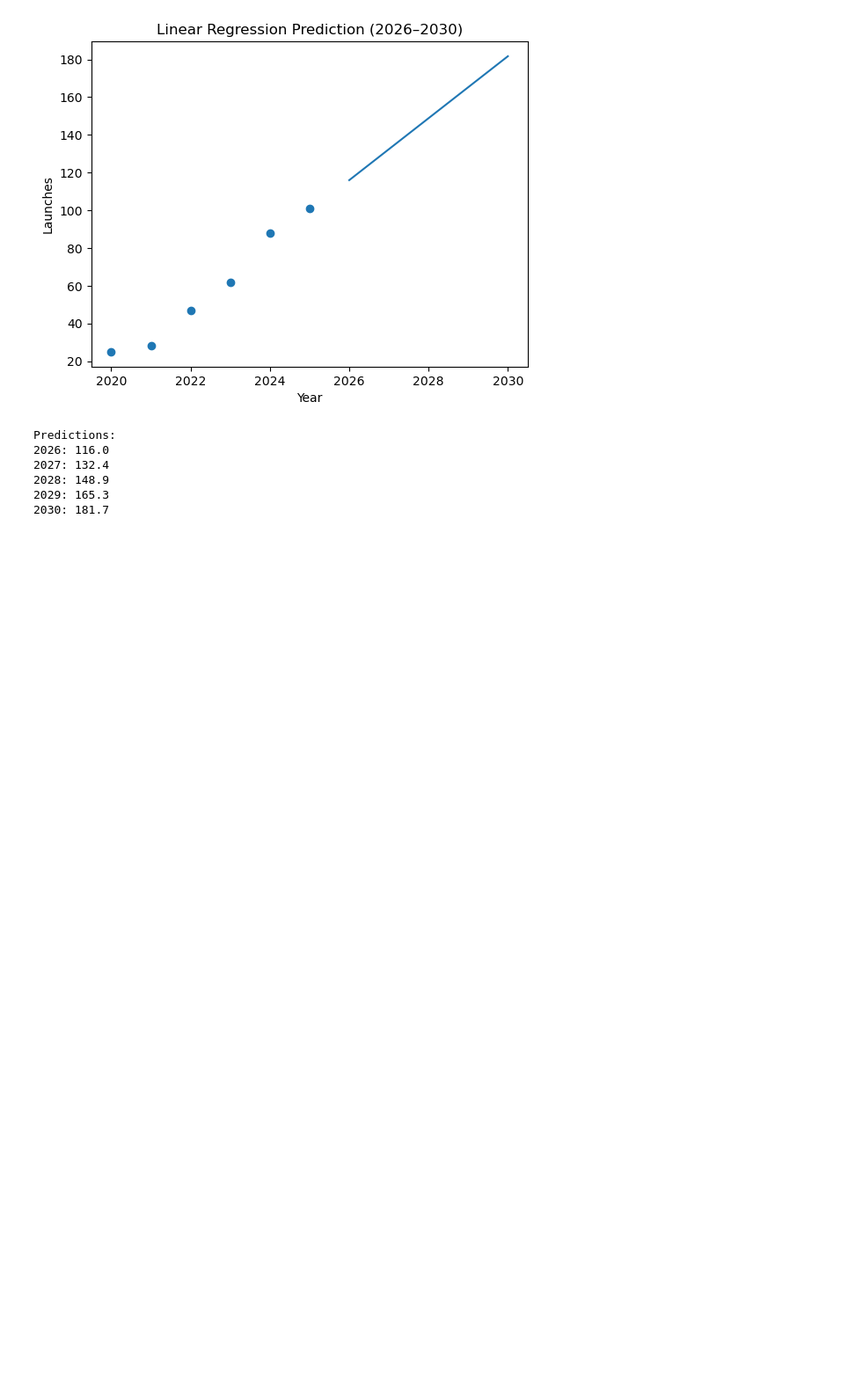
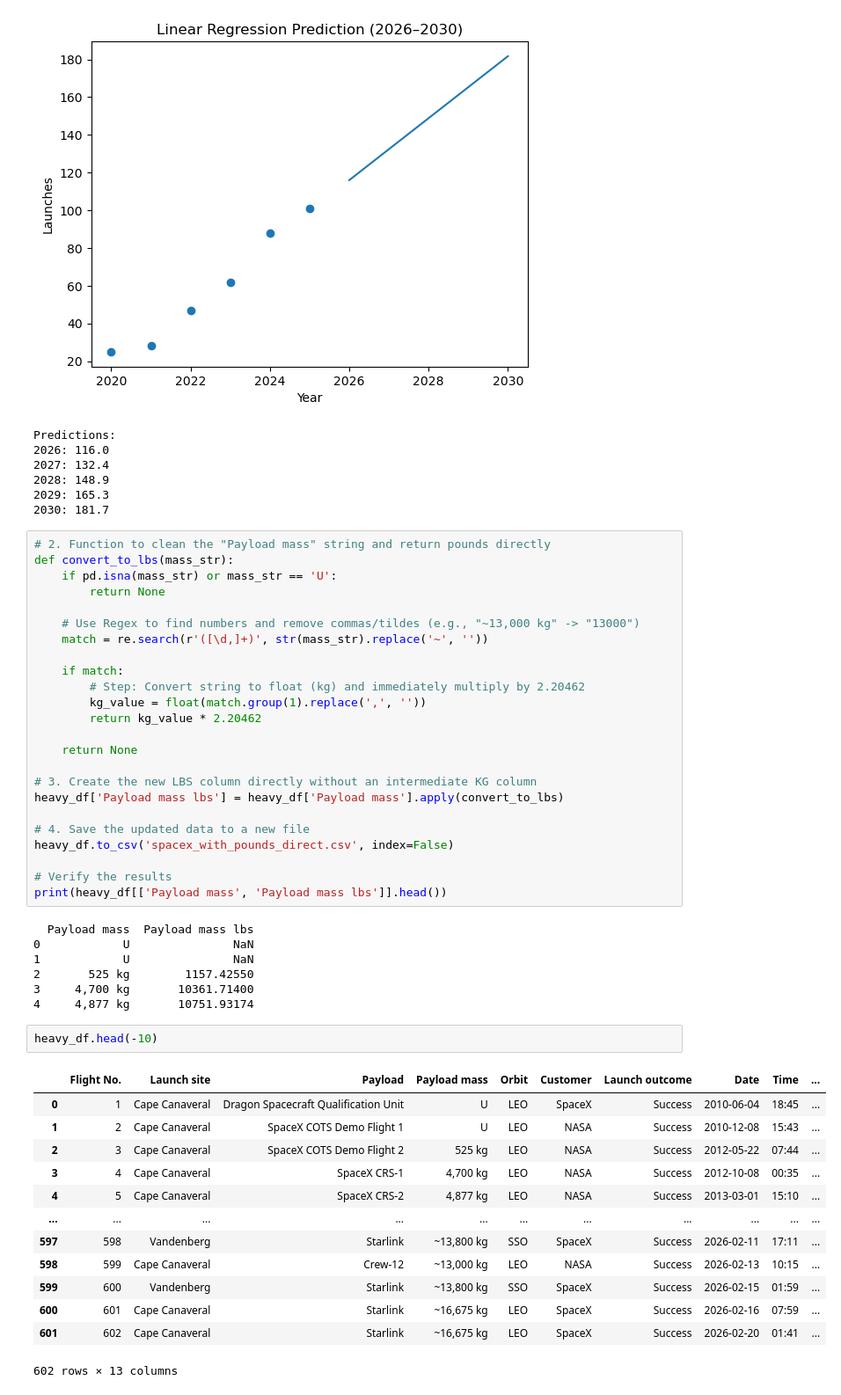
Before and after one commit to Miller130s/Space-Launch, a Jupyter notebook: scratch.ipynb, the cells around one changed output. Shown at 88% size. Drawn from its saved outputs; the diff is of its cells as text; blank space fills up the shorter version.

```diff
--- a/scratch.ipynb
+++ b/scratch.ipynb
@@ -614,3 +615,50 @@ Predictions:
 2028: 148.9
 2029: 165.3
 2030: 181.7
+# %%
+# 2. Function to clean the "Payload mass" string and return pounds directly
+def convert_to_lbs(mass_str):
+    if pd.isna(mass_str) or mass_str == 'U':
+        return None
+
+    # Use Regex to find numbers and remove commas/tildes (e.g., "~13,000 kg" -> "13000")
+    match = re.search(r'([\d,]+)', str(mass_str).replace('~', ''))
+
+    if match:
+        # Step: Convert string to float (kg) and immediately multiply by 2.20462
+        kg_value = float(match.group(1).replace(',', ''))
+        return kg_value * 2.20462
+
+    return None
+
+# 3. Create the new LBS column directly without an intermediate KG column
+heavy_df['Payload mass lbs'] = heavy_df['Payload mass'].apply(convert_to_lbs)
+
+# 4. Save the updated data to a new file
+heavy_df.to_csv('spacex_with_pounds_direct.csv', index=False)
+
+# Verify the results
+print(heavy_df[['Payload mass', 'Payload mass lbs']].head())
+# %% [output]
+  Payload mass  Payload mass lbs
+0            U               NaN
+1            U               NaN
+2       525 kg        1157.42550
+3     4,700 kg       10361.71400
+4     4,877 kg       10751.93174
+# %%
+heavy_df.head(-10)
+# %% [output]
+|  | Flight No. | Launch site | Payload | Payload mass | Orbit | Customer | Launch outcome | Date | Time | ... |
+| 0 | 1 | Cape Canaveral | Dragon Spacecraft Qualification Unit | U | LEO | SpaceX | Success | 2010-06-04 | 18:45 | ... |
+| 1 | 2 | Cape Canaveral | SpaceX COTS Demo Flight 1 | U | LEO | NASA | Success | 2010-12-08 | 15:43 | ... |
+| 2 | 3 | Cape Canaveral | SpaceX COTS Demo Flight 2 | 525 kg | LEO | NASA | Success | 2012-05-22 | 07:44 | ... |
+| 3 | 4 | Cape Canaveral | SpaceX CRS-1 | 4,700 kg | LEO | NASA | Success | 2012-10-08 | 00:35 | ... |
+| 4 | 5 | Cape Canaveral | SpaceX CRS-2 | 4,877 kg | LEO | NASA | Success | 2013-03-01 | 15:10 | ... |
+| ... | ... | ... | ... | ... | ... | ... | ... | ... | ... | ... |
+| 597 | 598 | Vandenberg | Starlink | ~13,800 kg | SSO | SpaceX | Success | 2026-02-11 | 17:11 | ... |
+| 598 | 599 | Cape Canaveral | Crew-12 | ~13,000 kg | LEO | NASA | Success | 2026-02-13 | 10:15 | ... |
+| 599 | 600 | Vandenberg | Starlink | ~13,800 kg | SSO | SpaceX | Success | 2026-02-15 | 01:59 | ... |
+| 600 | 601 | Cape Canaveral | Starlink | ~16,675 kg | LEO | SpaceX | Success | 2026-02-16 | 07:59 | ... |
+| 601 | 602 | Cape Canaveral | Starlink | ~16,675 kg | LEO | SpaceX | Success | 2026-02-20 | 01:41 | ... |
+602 rows × 13 columns
```
Also changed, not shown: parts of 1 cell of this notebook, 2 other files.
